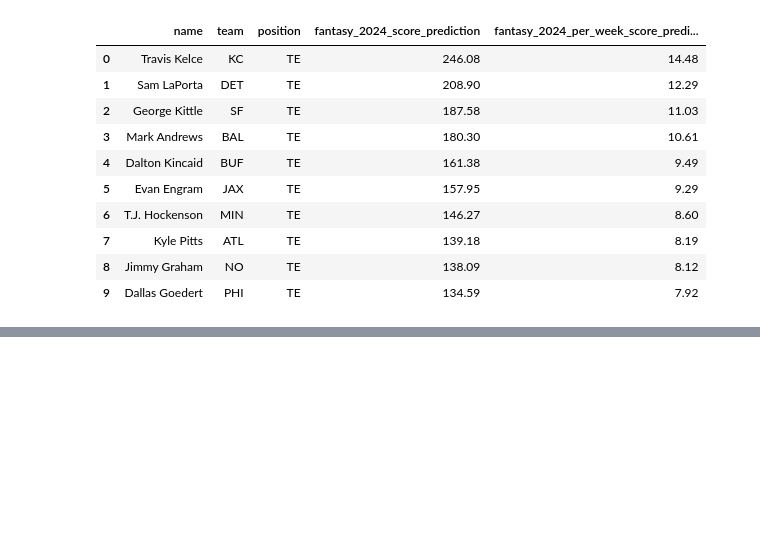
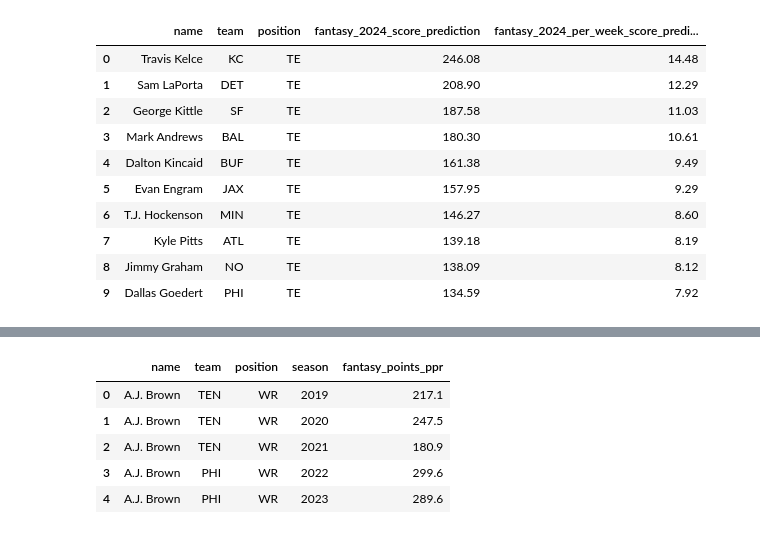
Before and after one commit to nmrodio/NFL_Fantasy_Football, a Jupyter notebook: nfl_fantasy_football_model_optimized_jared.ipynb, the cells around one changed output, grey strips where cells are left out. Cells and saved outputs as stored; diff of their text form; code cells hidden in the pictures; blank space fills up the shorter version.

```diff
--- a/nfl_fantasy_football_model_optimized_jared.ipynb
+++ b/nfl_fantasy_football_model_optimized_jared.ipynb
@@ -747,0 +766,12 @@ display(fantasy_2024_predictions_TE.reset_index(drop=True).head(10))
+# %%
+# Reorganizing columns for concat of 2024 data
+all_seasons_data_trend = all_seasons_data.copy()
+all_seasons_data_trend = all_seasons_data_trend[['name','team', 'position','season','fantasy_points_ppr']]
+all_seasons_data_trend.head()
+# %% [output]
+|  | name | team | position | season | fantasy_points_ppr |
+| 0 | A.J. Brown | TEN | WR | 2019 | 217.1 |
+| 1 | A.J. Brown | TEN | WR | 2020 | 247.5 |
+| 2 | A.J. Brown | TEN | WR | 2021 | 180.9 |
+| 3 | A.J. Brown | PHI | WR | 2022 | 299.6 |
+| 4 | A.J. Brown | PHI | WR | 2023 | 289.6 |
```
Also changed, not shown: parts of 16 cells of this notebook.
